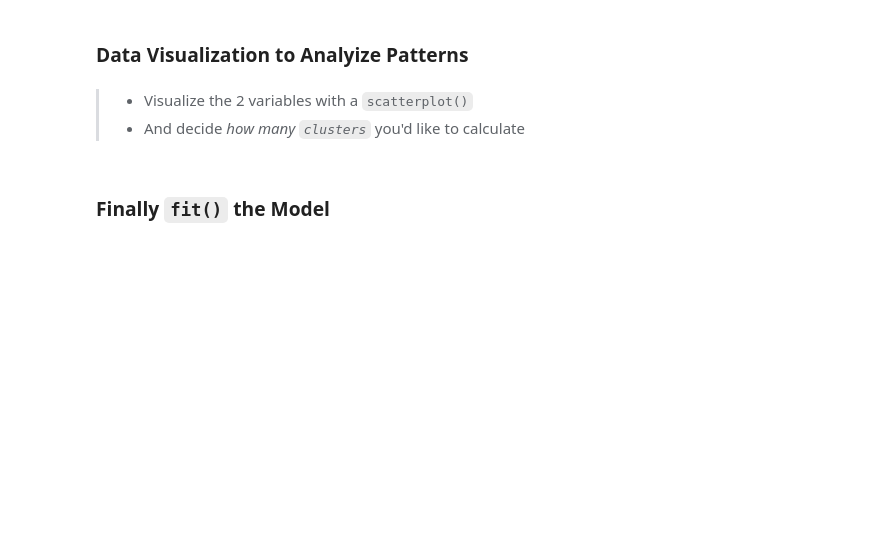
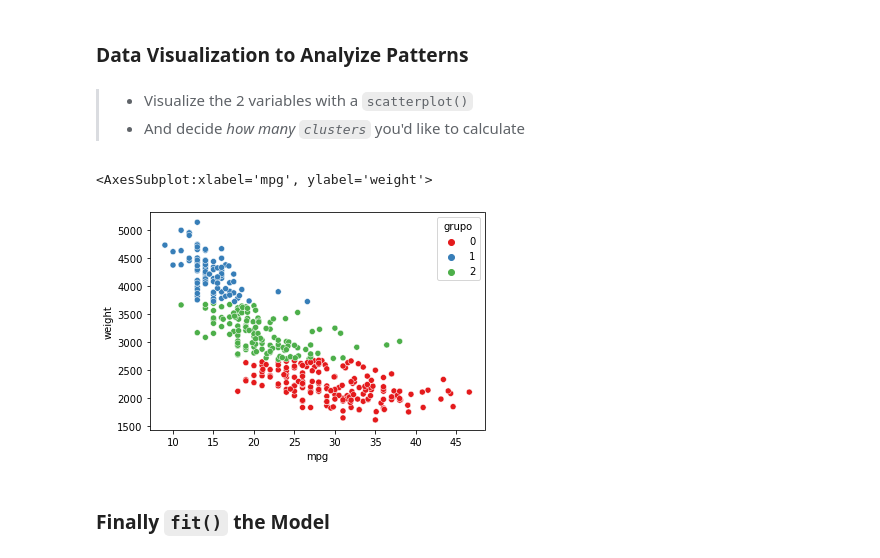
Before and after one commit to jgijonc/resolving-python-data-science, a Jupyter notebook: II Machine Learning & Deep Learning/05_Cluster Analysis con k-Means/05practice_cluster-kmeans.ipynb, the cells around one changed output. Drawn from its saved outputs; the diff is of its cells as text; code cells hidden in the pictures; blank space fills up the shorter version.

```diff
--- a/II Machine Learning & Deep Learning/05_Cluster Analysis con k-Means/05practice_cluster-kmeans.ipynb
+++ b/II Machine Learning & Deep Learning/05_Cluster Analysis con k-Means/05practice_cluster-kmeans.ipynb
@@ -65,0 +141,3 @@ df.sample(10)
+# %%
+grupos = model.predict(X=df[['mpg', 'weight']])
+grupos
@@ -78,11 +176,22 @@ df.sample(10)
 > - [ ] Which variable will you use **to explain** the target?
 >
 > - [ ] Is something extrange in the `instructions manual` of the function?
+# %%
+selecc=df[['mpg', 'weight']]
+# %%
+dfsel = selecc.copy()
+# %%
+dfsel["grupo"]= grupos
 # %% [markdown]
 ### Data Visualization to Analyize Patterns
 # %% [markdown]
 > - Visualize the 2 variables with a `scatterplot()`
 > - And decide *how many `clusters`* you'd like to calculate
+# %%
+sns.scatterplot(x="mpg", y="weight",data=dfsel, hue="grupo", palette="Set1")
+# %% [output]
+<AxesSubplot:xlabel='mpg', ylabel='weight'>
+[figure, added]
 # %% [markdown]
 ### Finally `fit()` the Model
 # %% [markdown]
```
Also changed, not shown: parts of 12 cells of this notebook, 1 other file.
